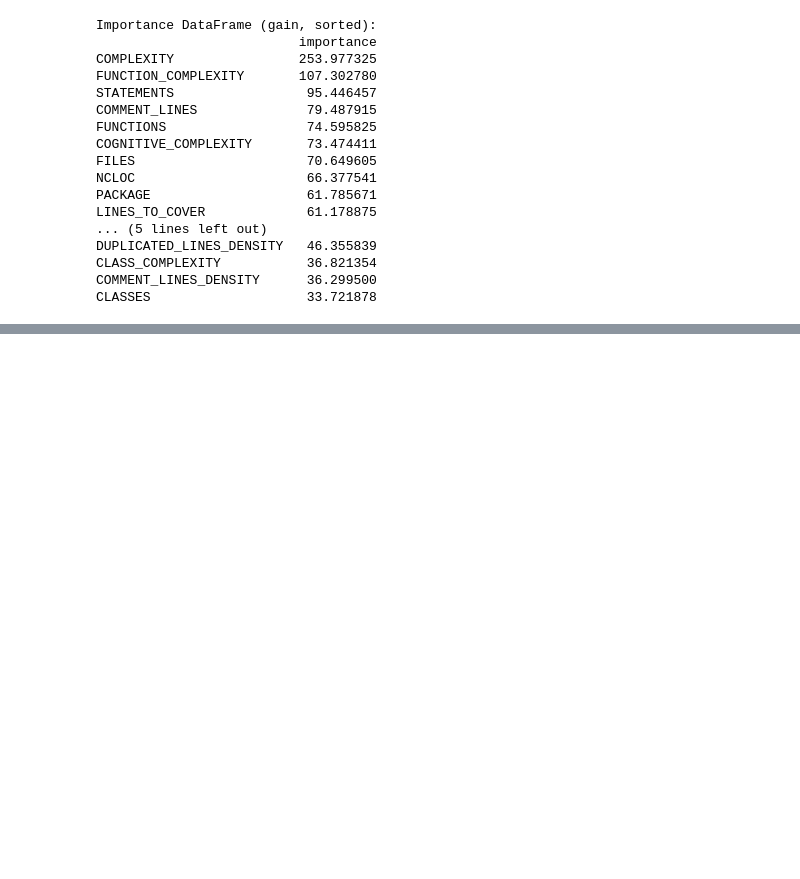
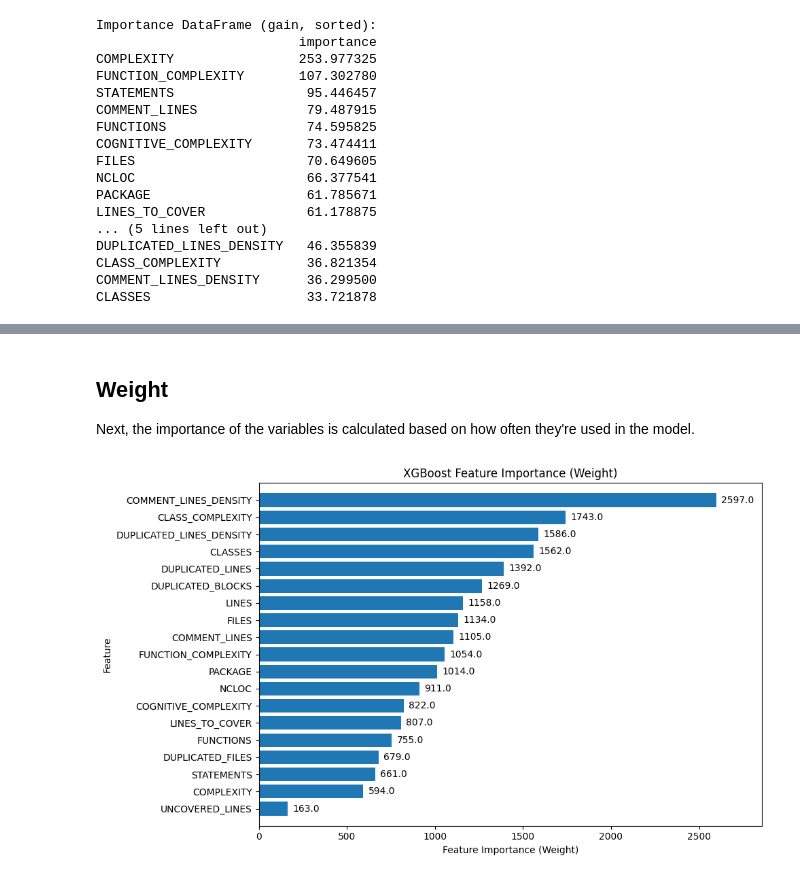
Before and after one commit to CarolineGraebelBHT/MasterProjectSonarQube, a Jupyter notebook: Scripts/Model/Variable_Importance_XGBoost.ipynb, the cells around one changed output, grey strips where cells are left out. Drawn from its saved outputs; the diff is of its cells as text; code cells hidden in the pictures; blank space fills up the shorter version.

```diff
--- a/Scripts/Model/Variable_Importance_XGBoost.ipynb
+++ b/Scripts/Model/Variable_Importance_XGBoost.ipynb
@@ -70,0 +80,29 @@ plt.show()
+# %% [markdown]
+## Weight
+Next, the importance of the variables is calculated based on how often they're used in the model.
+# %%
+importance_type = 'weight'
+
+fig, ax = plt.subplots(figsize=(10, 6))
+xgb.plot_importance(model, ax=ax, importance_type=importance_type,
+                    show_values=False,
+                    height=0.8
+                   )
+
+# adapt numbers next to the bars so they only have 1 decimal
+for text in ax.patches:
+    x_value = text.get_width()
+    y_value = text.get_y() + text.get_height() / 2
+    label = ax.text(x_value, y_value, f'{x_value:.1f}', va='center', ha='left')
+    label.set_position((x_value + ax.get_xlim()[1] * 0.01, y_value))
+
+# remove grid
+ax.grid(False)
+
+plt.title(f"XGBoost Feature Importance ({importance_type.capitalize()})")
+plt.xlabel(f"Feature Importance ({importance_type.capitalize()})")
+plt.ylabel("Feature")
+plt.tight_layout()
+plt.show()
+# %% [output]
+[figure, added]
```
Also changed, not shown: parts of 4 cells of this notebook, 1 other file.
